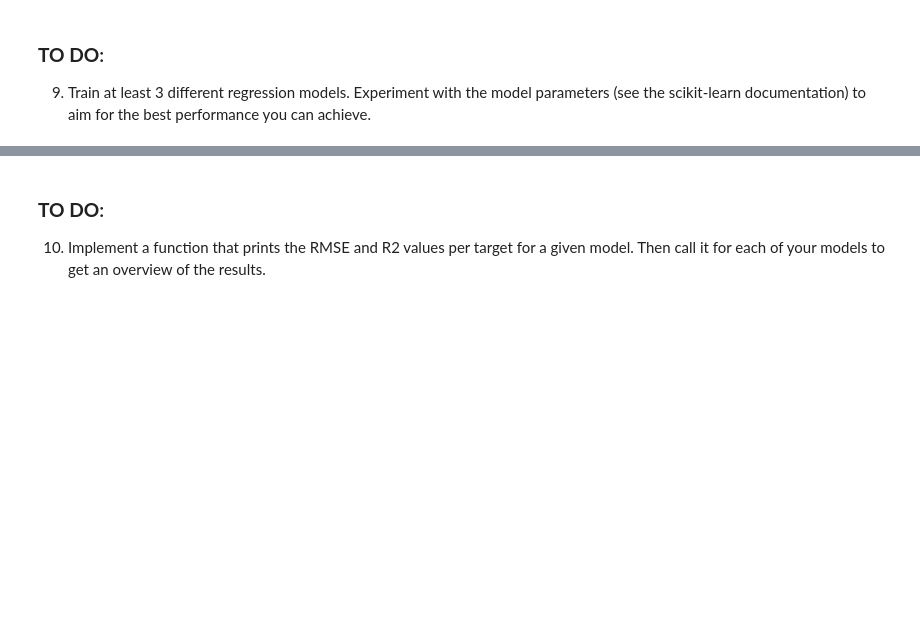
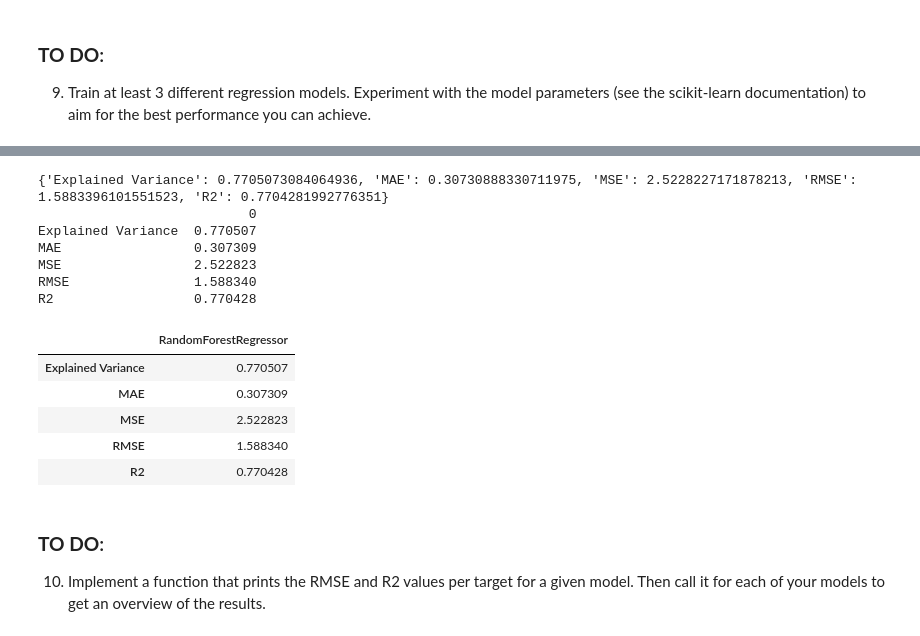
Before and after one commit to jpd-oliveira/SI-Lab-2, a Jupyter notebook: SI_Lab2_20_21.ipynb, the cells around one changed output, grey strips where cells are left out. Saved outputs shown, nothing was run; the diff lists cells and outputs as text; code cells hidden in the pictures; blank space fills up the shorter version.

```diff
--- a/SI_Lab2_20_21.ipynb
+++ b/SI_Lab2_20_21.ipynb
@@ -233,3 +317,35 @@ df_rfr_metrics
+# %%
+# Imports
+import numpy as np
+from sklearn.ensemble import RandomForestRegressor
+import matplotlib.pyplot as plt
+
+# Instantiate regressor
+regressor = RandomForestRegressor(n_estimators=100, n_jobs=-1, random_state=0)
+
+# Fit the regressor to the training data
+regressor.fit(X_train, y_train)
+
+# Generate predictions from test set
+y_pred = regressor.predict(X_test)
+
+# Evaluate using evaluate_regressor
+df_rfr_metrics = evaluate_regressor("RandomForestRegressor", y_test, y_pred)
+df_rfr_metrics
+# %% [output]
+{'Explained Variance': 0.7705073084064936, 'MAE': 0.30730888330711975, 'MSE': 2.5228227171878213, 'RMSE': 1.5883396101551523, 'R2': 0.7704281992776351}
+                           0
+Explained Variance  0.770507
+MAE                 0.307309
+MSE                 2.522823
+RMSE                1.588340
+R2                  0.770428
+|  | RandomForestRegressor |
+| Explained Variance | 0.770507 |
+| MAE | 0.307309 |
+| MSE | 2.522823 |
+| RMSE | 1.588340 |
+| R2 | 0.770428 |
 # %% [markdown]
 ### **TO DO**:
 10) Implement a function that prints the RMSE and R2 values per target for a given model. Then call it for each of your models to get an overview of the results.
```
Also changed, not shown: parts of 14 cells of this notebook.
